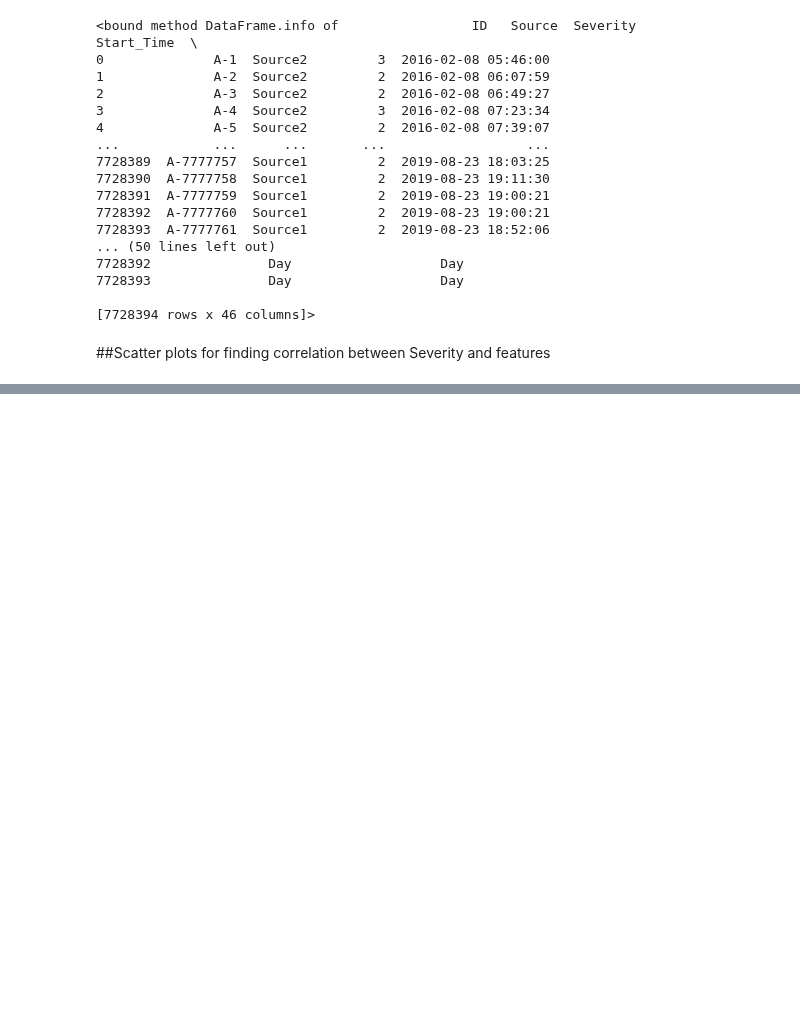
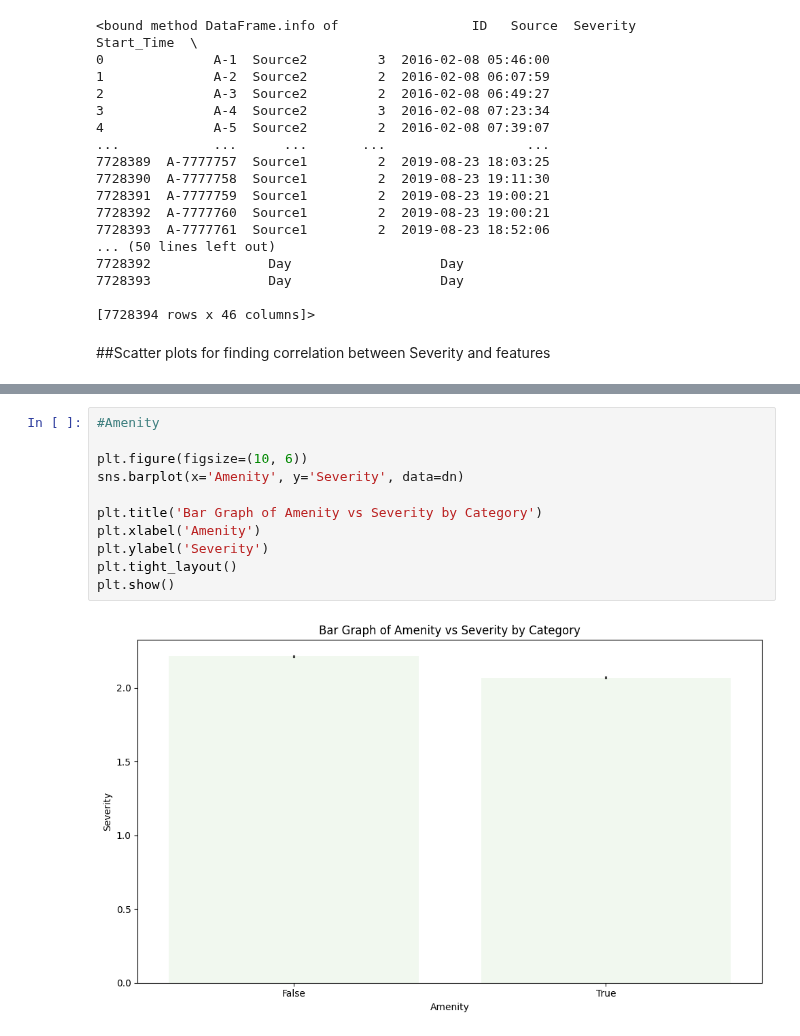
Before and after one commit to CaraShrestha/https-gitlab.com-ai-group-lambton-severity-prediction-us-roads, a Jupyter notebook: Notebook/severity_prediction.ipynb, the cells around one changed output, grey strips where cells are left out. Drawn from its saved outputs; the diff is of its cells as text; blank space fills up the shorter version.

```diff
--- a/Notebook/severity_prediction.ipynb
+++ b/Notebook/severity_prediction.ipynb
@@ -234,0 +301,13 @@ plt.show()
+# %%
+#Amenity
+
+plt.figure(figsize=(10, 6))
+sns.barplot(x='Amenity', y='Severity', data=dn)
+
+plt.title('Bar Graph of Amenity vs Severity by Category')
+plt.xlabel('Amenity')
+plt.ylabel('Severity')
+plt.tight_layout()
+plt.show()
+# %% [output]
+[figure, added]
```
Also changed, not shown: parts of 29 cells of this notebook.
